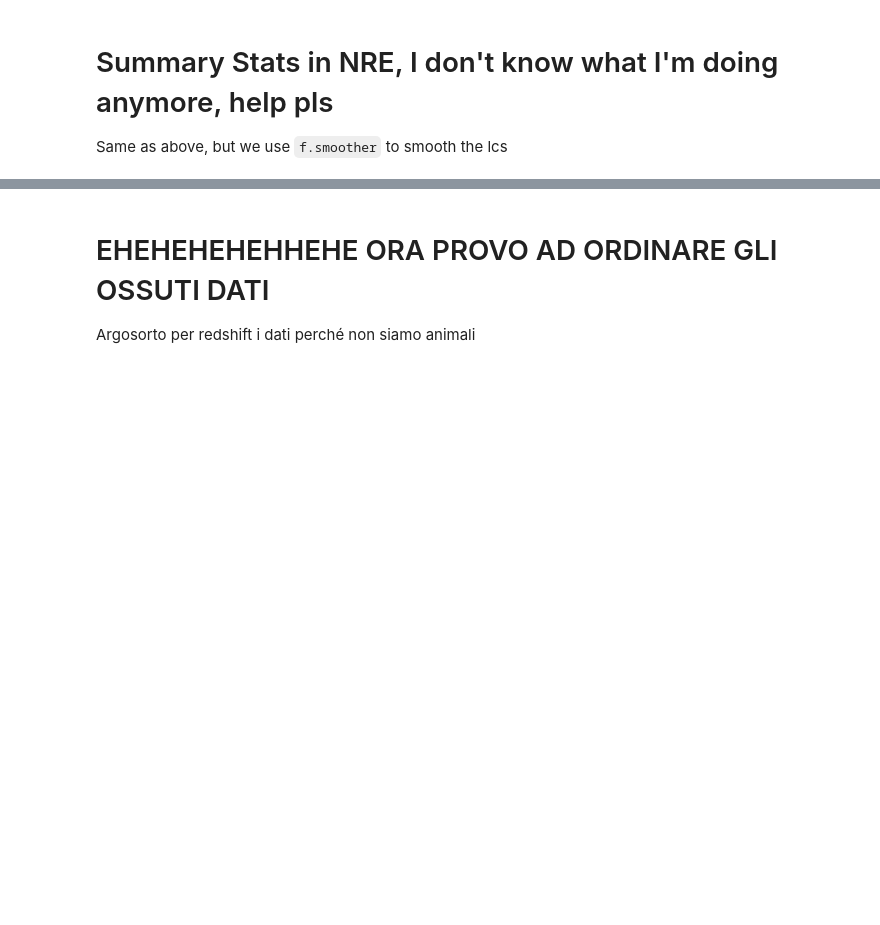
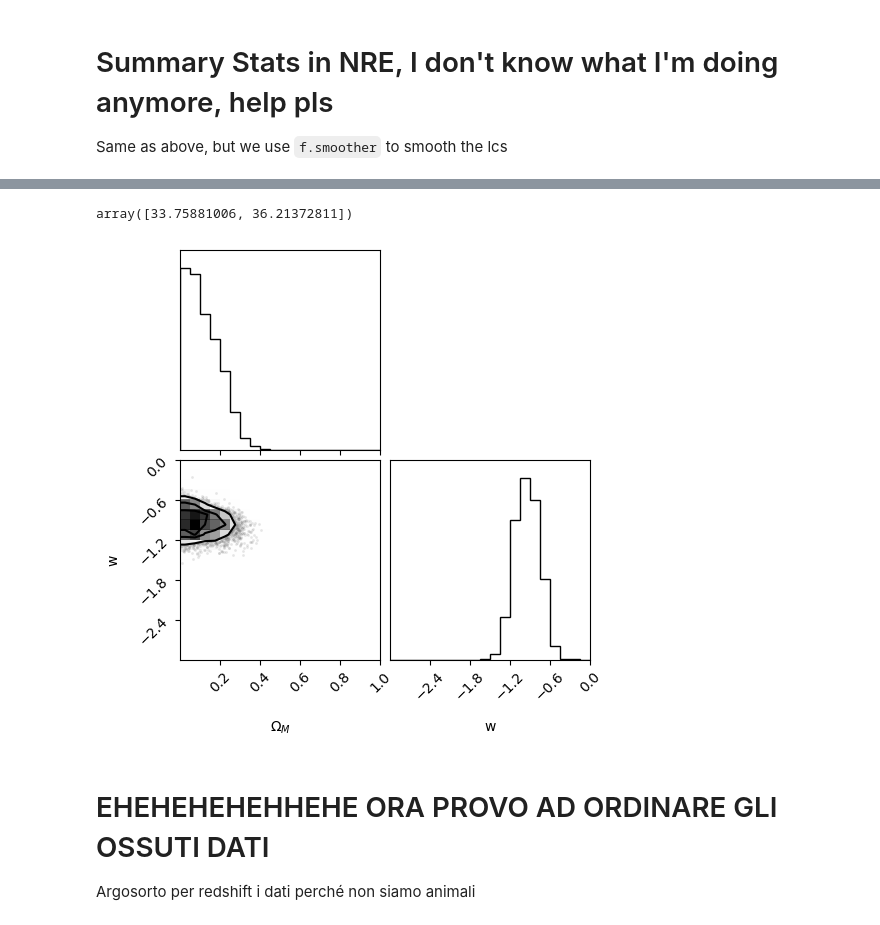
Before and after one commit to margherita-lera/SMC-ABC-for-Supernovae-Ia, a Jupyter notebook: nre_ifi.ipynb, the cells around one changed output, grey strips where cells are left out. Drawn from its saved outputs; the diff is of its cells as text; code cells hidden in the pictures; blank space fills up the shorter version.

```diff
--- a/nre_ifi.ipynb
+++ b/nre_ifi.ipynb
@@ -301,35 +258,14 @@ plt.show()
 # %%
-# f it, I will copy paste to tune stuff
-# sampler = giot.test_test_data(theta_mean, theta_std, mu_mean, mu_std, zhd_mean, zhd_std, nre)
-
-def log_prior(thetas):
-    if 0 < thetas[0] < 1 and -3 < thetas[1] < 0: return 0
-    else: return -np.inf
-
-
-def log_like(theta, mu, z, theta_mean, theta_std, mu_mean, mu_std, z_mean, z_std, nre):
-    thetaTest = torch.tensor((theta - theta_mean) / theta_std).float()
-    muTest = torch.tensor((mu - mu_mean) / mu_std).float()
-    zTest = torch.tensor((z - z_mean) / z_std).float()
-    xTest = torch.concatenate([muTest, zTest])
-    with torch.no_grad():
-        nre.eval()
-        return nre.classifier(torch.cat([xTest, thetaTest], dim=-1))
-
-def log_post(theta, mu, z, theta_mean, theta_std, mu_mean, mu_std, z_mean, z_std, nre):
-    lp = log_prior(theta)
-    if not np.isfinite(lp): return -np.inf
-    else: return lp + torch.tensor([log_like(theta, mu[(start := i*100):start+100], z[start:start+100], theta_mean, theta_std, mu_mean, mu_std, z_mean, z_std, nre) for i in range(len(mu) // 100)]).sum()
-
 muReal, zReal = f.extract_mu_zhd_from_file('/home/ubuntu/SNANA/salt2mus/realdata/SALT2mu_realdata.FITRES')
-muReal, zReal = muReal, zReal
-idxReal = np.argsort(zReal)
-zReal = zReal[idxReal]
-muReal = muReal[idxReal]
+zReal, muReal = f.smoother(zReal, muReal) ### smooth
 
 ndim, nwalkers = 2, 32
-sampler = emcee.EnsembleSampler(nwalkers, ndim, log_post, args=(muReal, zReal, theta_mean, theta_std, mu_mean, mu_std, zhd_mean, zhd_std, nre,))  # Init
+sampler = emcee.EnsembleSampler(nwalkers, ndim, nb.log_post, args=(muReal, None, theta_mean, theta_std, mu_mean, mu_std, None, None, nre, False))  # Init
 
 # pos = rng.standard_normal((nwalkers, ndim))  # should be np.random.randn equivalent # starting theta position
 pos = rng.uniform((0, -3), (1, 0), size=(nwalkers, ndim))
-sampler.run_mcmc(pos, 2000, progress=True)  # run
+sampler.run_mcmc(pos, 5000, progress=True)  # run
+# %%
+sampler.get_autocorr_time(discard=1000)
+# %% [output]
+array([33.75881006, 36.21372811])
@@ -336,7 +274,9 @@ sampler.run_mcmc(pos, 2000, progress=True)  # run
 # %%
-flat_samples = sampler.get_chain(discard=2000, thin=10, flat=True)  # get chain, look for what's flat
+flat_samples = sampler.get_chain(discard=100, thin=40, flat=True)  # get chain, look for what's flat
 corner.corner(flat_samples, range=[(0, 1), (-3,0)], labels=[r"$\Omega_M$", "w"])
 plt.show()
+# %% [output]
+[figure, added]
 # %% [markdown]
 # EHEHEHEHEHHEHE ORA PROVO AD ORDINARE GLI OSSUTI DATI
 Argosorto per redshift i dati perché non siamo animali
```
Also changed, not shown: parts of 29 cells of this notebook, 6 other files.
